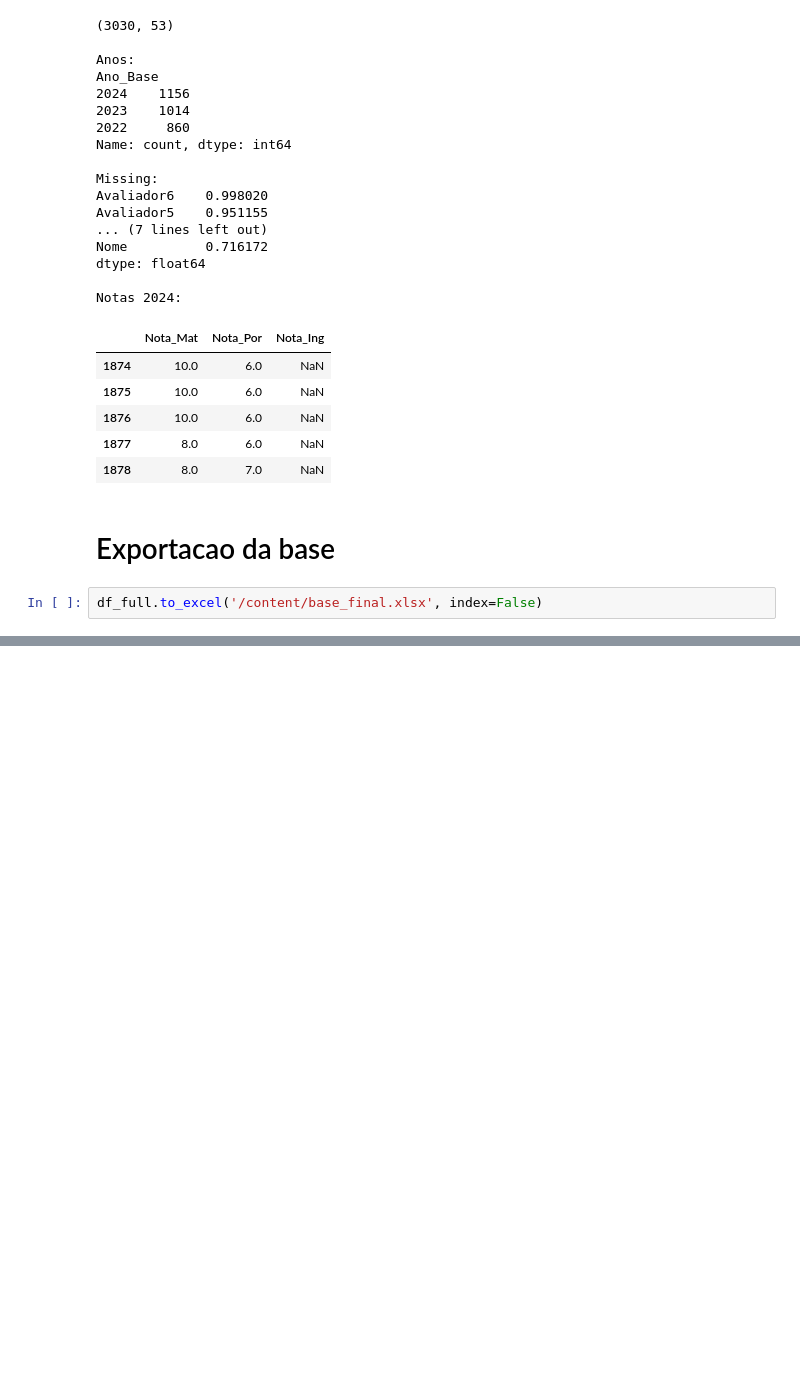
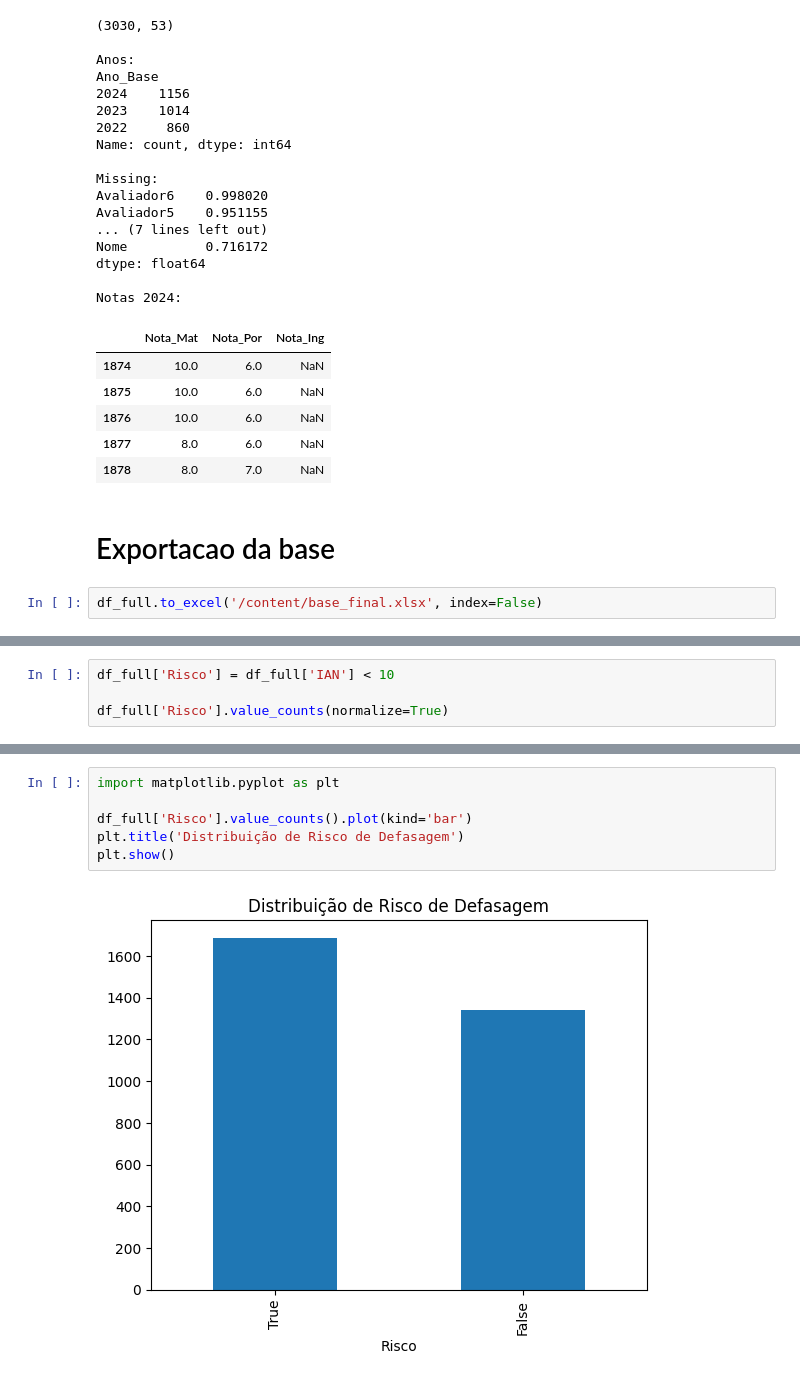
Before and after one commit to carneiro-santos/dataton_fase_5_, a Jupyter notebook: fase_5_FIAP.ipynb, the cells around one changed output, grey strips where cells are left out. Cells and saved outputs as stored; diff of their text form; blank space fills up the shorter version.

```diff
--- a/fase_5_FIAP.ipynb
+++ b/fase_5_FIAP.ipynb
@@ -219,0 +228,4 @@ df_full.to_excel('/content/base_final.xlsx', index=False)
+# %%
+df_full['Risco'] = df_full['IAN'] < 10
+
+df_full['Risco'].value_counts(normalize=True)
@@ -219,0 +238,8 @@ df_full.to_excel('/content/base_final.xlsx', index=False)
+# %%
+import matplotlib.pyplot as plt
+
+df_full['Risco'].value_counts().plot(kind='bar')
+plt.title('Distribuição de Risco de Defasagem')
+plt.show()
+# %% [output]
+[figure, added]
```
Also changed, not shown: parts of 13 cells of this notebook.
